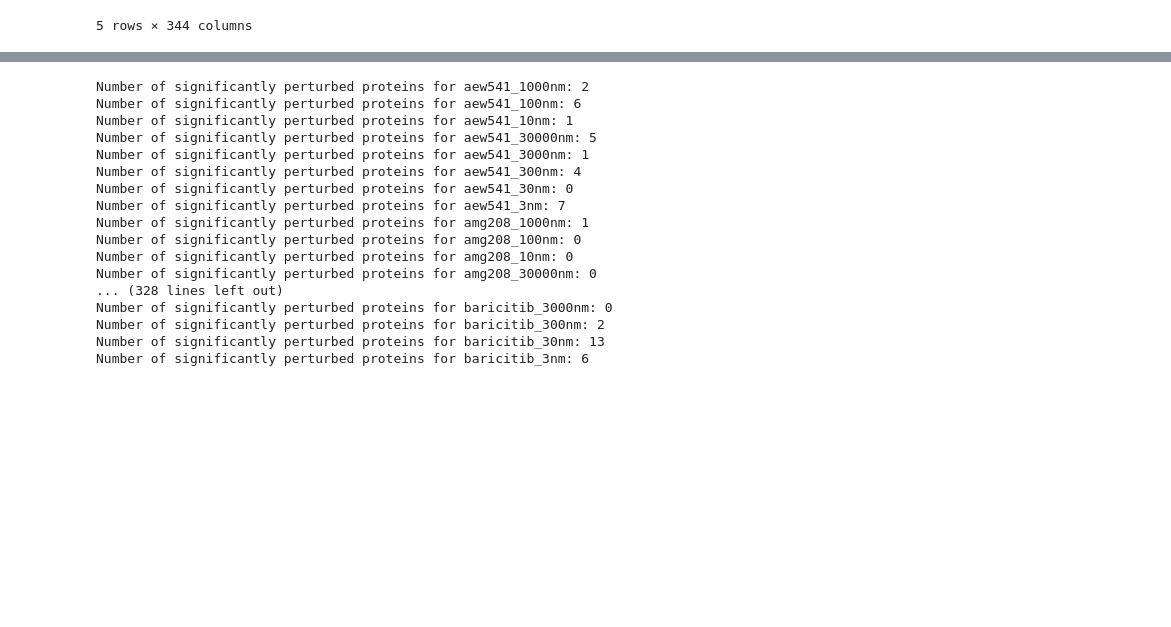
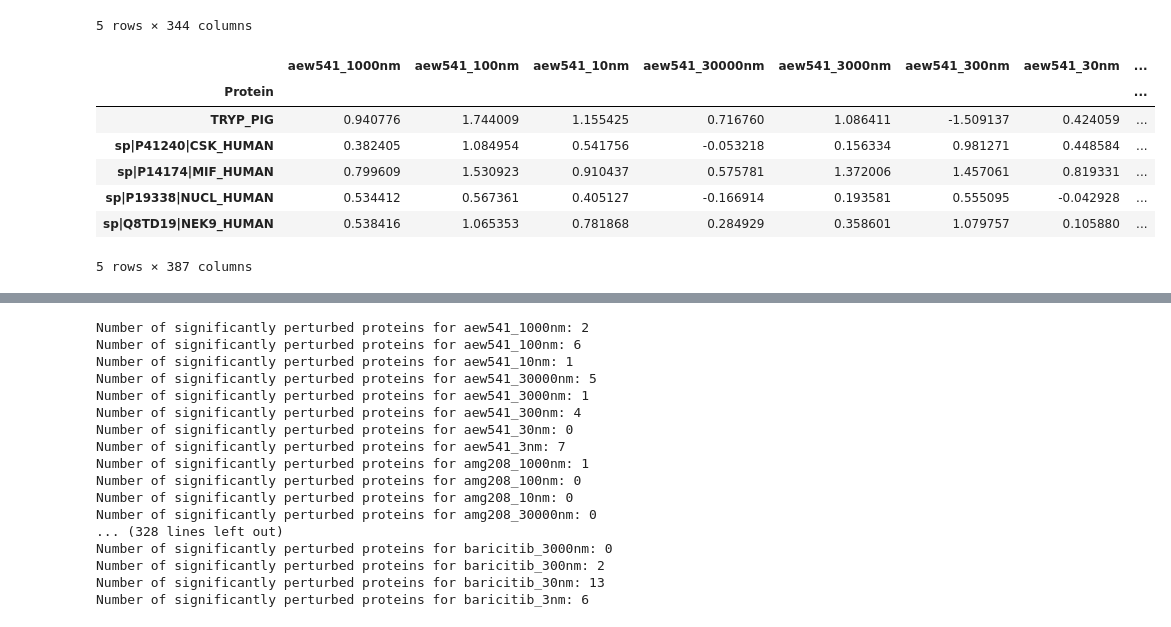
Before and after one commit to Ayushmaniar/Big-Data-Science-Drug-Protein-Interactions, a Jupyter notebook: Statistical_Analysis.ipynb, the cells around one changed output, grey strips where cells are left out. Saved outputs shown, nothing was run; the diff lists cells and outputs as text; code cells hidden in the pictures; blank space fills up the shorter version.

```diff
--- a/Statistical_Analysis.ipynb
+++ b/Statistical_Analysis.ipynb
@@ -417,3 +433,20 @@ unique_protein_effect_size.head()
 # %%
 # Save the Effect Size DataFrame to a CSV file
 unique_protein_effect_size.to_csv('unique_protein_effect_size_threshold_4.csv')
+# %%
+# Get Median Peptide Log Ratio Dataframe for unique proteins
+unique_protein_median_log_ratios = pd.DataFrame.from_dict(
+    {protein: unique_protein_perturbations[protein]['Median Peptide Log Ratios'] for protein in unique_proteins},
+    orient='index'
+)
+unique_protein_median_log_ratios.index.name = 'Protein'
+unique_protein_median_log_ratios.head()
+# %% [output]
+|  | aew541_1000nm | aew541_100nm | aew541_10nm | aew541_30000nm | aew541_3000nm | aew541_300nm | aew541_30nm | ... |
+| Protein |  |  |  |  |  |  |  | ... |
+| TRYP_PIG | 0.940776 | 1.744009 | 1.155425 | 0.716760 | 1.086411 | -1.509137 | 0.424059 | ... |
+| sp|P41240|CSK_HUMAN | 0.382405 | 1.084954 | 0.541756 | -0.053218 | 0.156334 | 0.981271 | 0.448584 | ... |
+| sp|P14174|MIF_HUMAN | 0.799609 | 1.530923 | 0.910437 | 0.575781 | 1.372006 | 1.457061 | 0.819331 | ... |
+| sp|P19338|NUCL_HUMAN | 0.534412 | 0.567361 | 0.405127 | -0.166914 | 0.193581 | 0.555095 | -0.042928 | ... |
+| sp|Q8TD19|NEK9_HUMAN | 0.538416 | 1.065353 | 0.781868 | 0.284929 | 0.358601 | 1.079757 | 0.105880 | ... |
+5 rows × 387 columns
```
Also changed, not shown: parts of 11 cells of this notebook, 6 other files.
